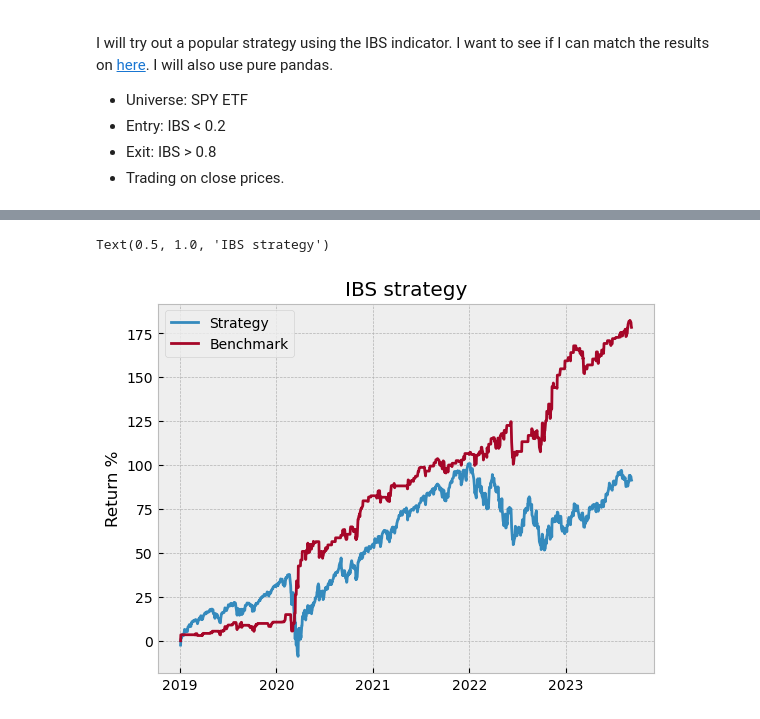
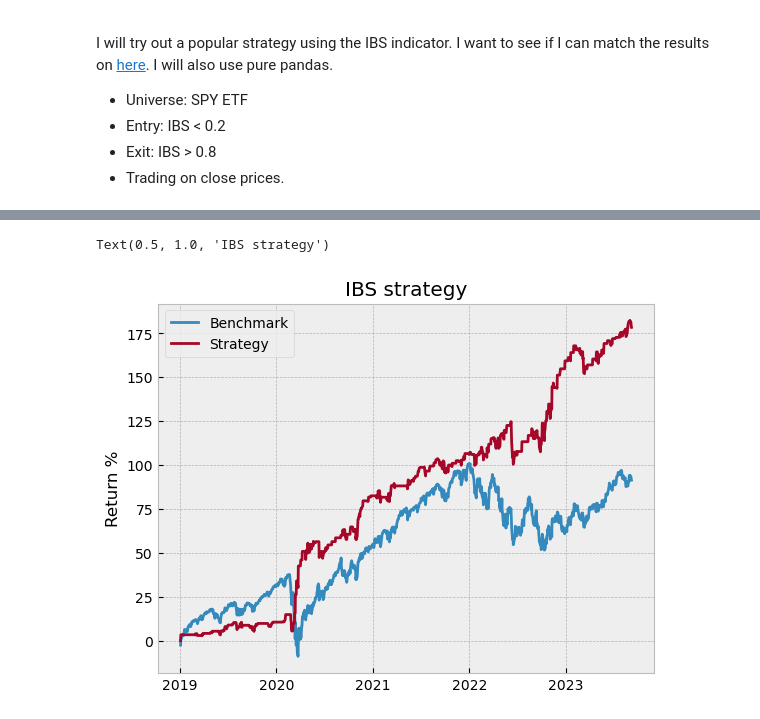
Before and after one commit to shinathan/polygon.io-stock-database, a Jupyter notebook: 13_backtesting.ipynb, the cells around one changed output, grey strips where cells are left out. Drawn from its saved outputs; the diff is of its cells as text; code cells hidden in the pictures.

```diff
--- a/13_backtesting.ipynb
+++ b/13_backtesting.ipynb
@@ -45,12 +49,12 @@ daily.drop(columns=['open', 'high', 'low']).tail(3)
 # %%
 # Plot performance
 plt.style.use('bmh')
 fig, ax = plt.subplots()
-ax.plot(daily.index, ((1 + daily['return']).cumprod() - 1)*100, label='Strategy')
-ax.plot(daily.index, daily.strategy_cumulative_return * 100, label='Benchmark')
+ax.plot(daily.index, ((1 + daily['return']).cumprod() - 1)*100, label='Benchmark')
+ax.plot(daily.index, daily.strategy_cumulative_return * 100, label='Strategy')
 ax.legend()
 ax.set_ylabel('Return %')
 ax.set_title('IBS strategy')
 # %% [output]
 Text(0.5, 1.0, 'IBS strategy')
-[figure, old version]
+[figure, new version]
```
Also changed, not shown: parts of 32 cells of this notebook, 1 other file.
